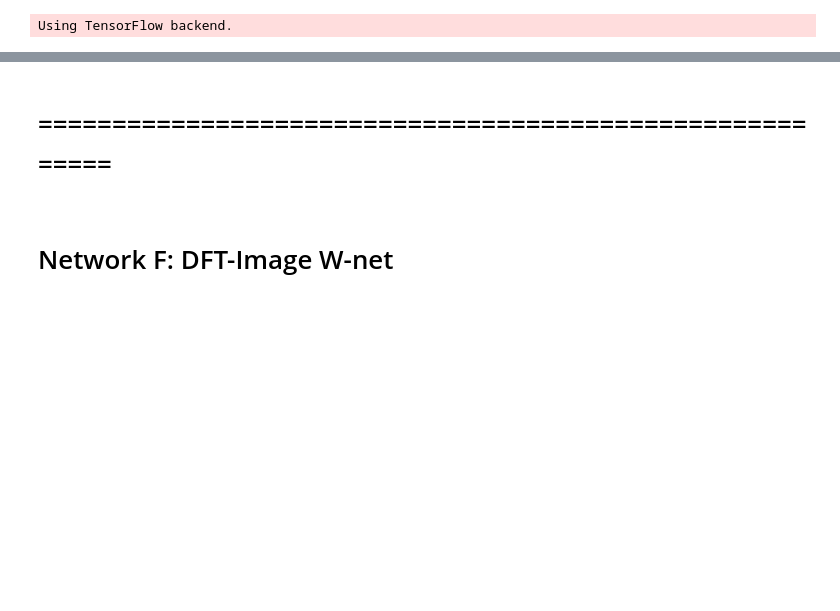
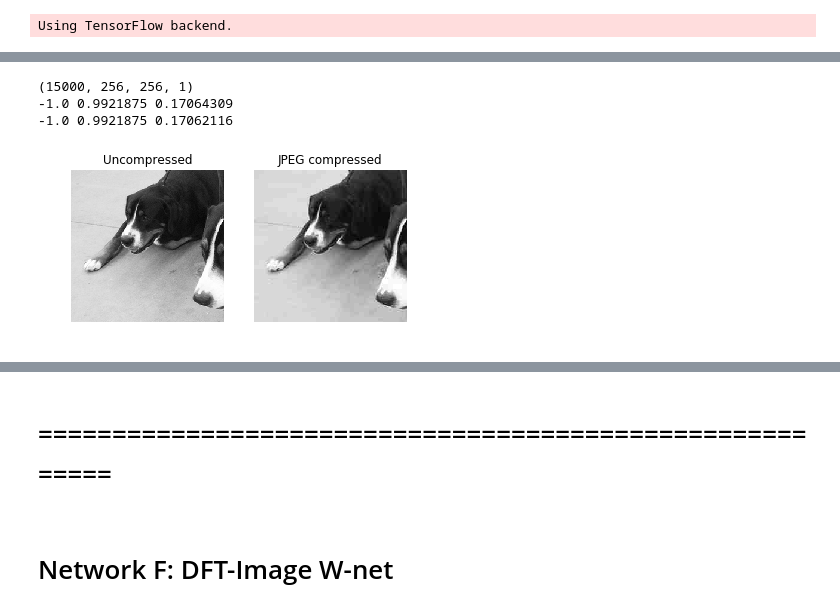
Before and after one commit to rmsouza01/JPEG-reconstruction, a Jupyter notebook: JNotebooks/wnet_trainer-imagenet.ipynb, the cells around one changed output, grey strips where cells are left out. Drawn from its saved outputs; the diff is of its cells as text; code cells hidden in the pictures; blank space fills up the shorter version.

```diff
--- a/JNotebooks/wnet_trainer-imagenet.ipynb
+++ b/JNotebooks/wnet_trainer-imagenet.ipynb
@@ -49,0 +150,29 @@ Using TensorFlow backend.
+# %%
+nn = 5910
+
+print(val_unc.shape)
+print(val_unc[nn,:,:,0].min(),val_unc[nn,:,:,0].max(), val_unc[nn,:,:,0].mean())
+print(val_compr[nn,:,:,0].min(),val_compr[nn,:,:,0].max(), val_compr[nn,:,:,0].mean())
+
+# JPEG compress the image
+buffer = io.BytesIO()
+im1.save(buffer, "JPEG", quality=15)
+im2 = Image.open(buffer)
+im2_array = np.array(im2)
+
+# Display the images
+plt.figure()
+plt.subplot(121)
+plt.imshow(val_unc[nn,:,:,0],cmap = "gray")
+plt.axis("off")
+plt.title("Uncompressed")
+plt.subplot(122)
+plt.imshow(val_compr[nn,:,:,0],cmap = "gray")
+plt.axis("off")
+plt.title("JPEG compressed")
+plt.show()
+# %% [output]
+(15000, 256, 256, 1)
+-1.0 0.9921875 0.17064309
+-1.0 0.9921875 0.17062116
+[figure, added]
```
Also changed, not shown: parts of 134 cells of this notebook, 28 other files.
